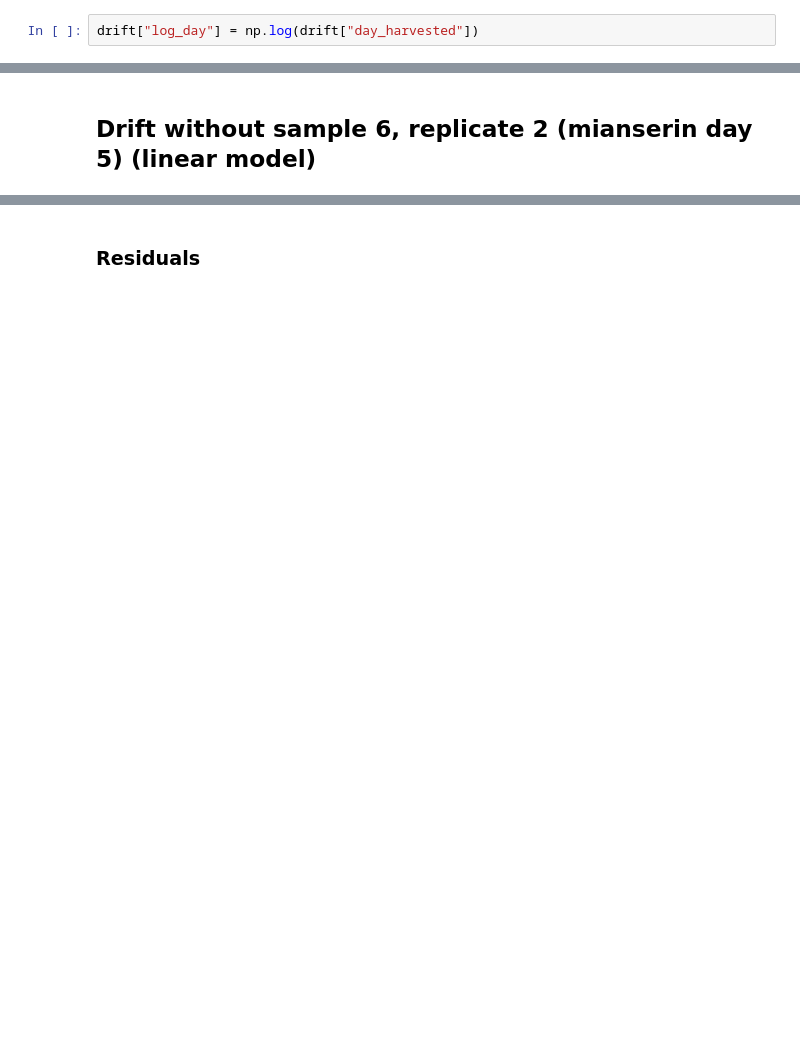
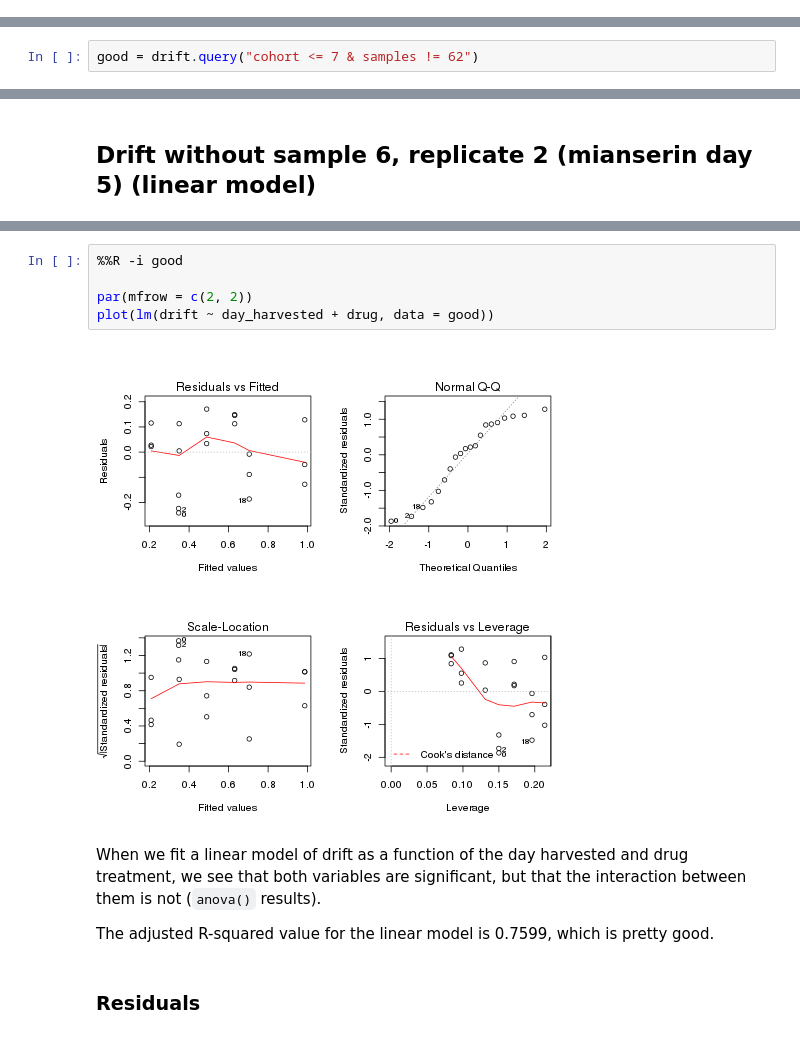
Before and after one commit to veleritas/ageing, a Jupyter notebook: analysis/PMID26623667/filtered_drift.ipynb, the cells around one changed output, grey strips where cells are left out. Drawn from its saved outputs; the diff is of its cells as text; blank space fills up the shorter version.

```diff
--- a/analysis/PMID26623667/filtered_drift.ipynb
+++ b/analysis/PMID26623667/filtered_drift.ipynb
@@ -127,2 +153,0 @@ drift
-# %%
-drift["log_day"] = np.log(drift["day_harvested"])
@@ -148,0 +178,2 @@ sns.lmplot(
+# %%
+good = drift.query("cohort <= 7 & samples != 62")
@@ -185,3 +278,14 @@ sns.jointplot(
+# %%
+%%R -i good
+
+par(mfrow = c(2, 2))
+plot(lm(drift ~ day_harvested + drug, data = good))
+# %% [output]
+[figure, added]
+# %% [markdown]
+When we fit a linear model of drift as a function of the day harvested and drug treatment, we see that both variables are significant, but that the interaction between them is not (`anova()` results).
+
+The adjusted R-squared value for the linear model is 0.7599, which is pretty good.
 # %% [markdown]
 ### Residuals
 # %%
```
Also changed, not shown: parts of 39 cells of this notebook.
